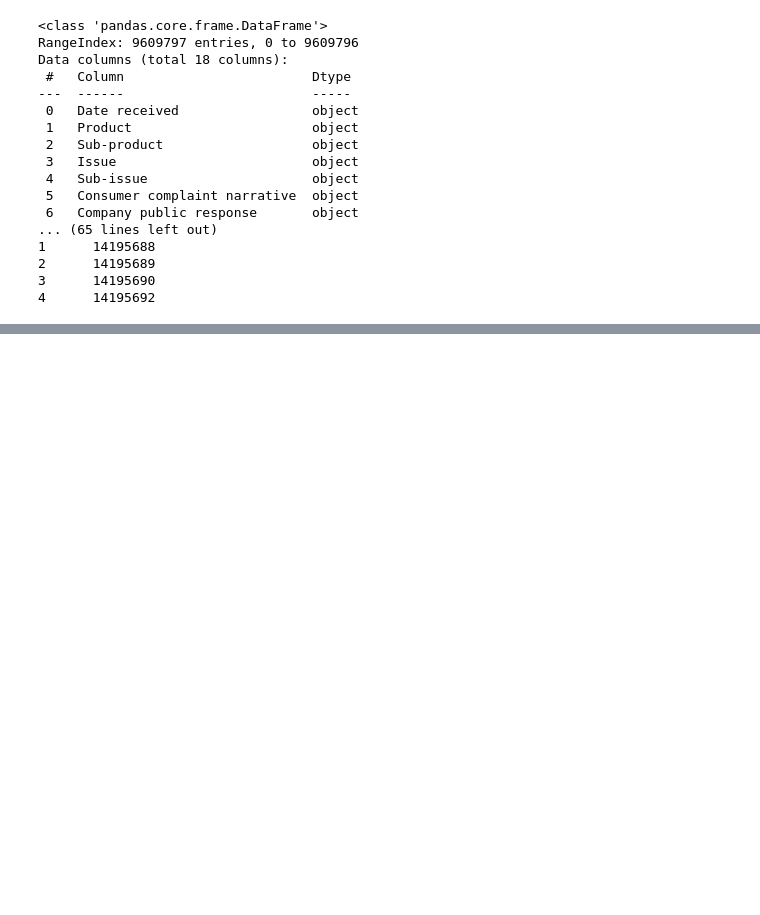
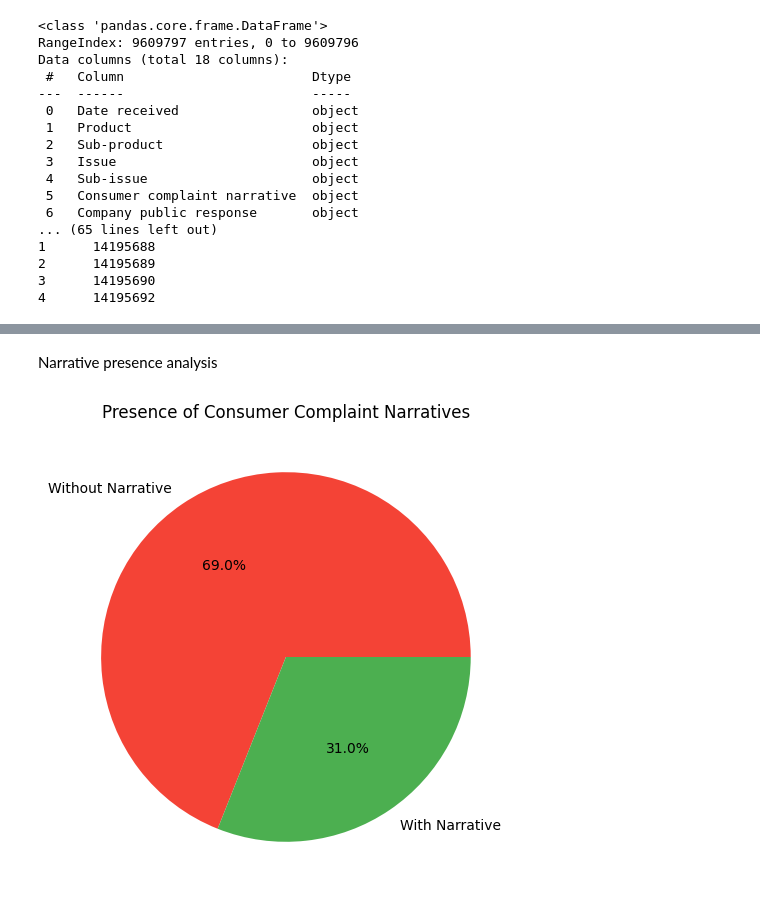
Before and after one commit to ruth22soft/Intelligent-Complaint-Analysis-for-Financial-Services, a Jupyter notebook: notebooks/eda.ipynb, the cells around one changed output, grey strips where cells are left out. Saved outputs shown, nothing was run; the diff lists cells and outputs as text; code cells hidden in the pictures; blank space fills up the shorter version.

```diff
--- a/notebooks/eda.ipynb
+++ b/notebooks/eda.ipynb
@@ -32,0 +105,18 @@ Data columns (total 18 columns):
+# %% [markdown]
+Narrative presence analysis
+# %%
+has_narrative = df['Consumer complaint narrative'].notna()
+narrative_counts = has_narrative.value_counts()
+
+plt.figure(figsize=(8,6))
+plt.pie(
+    narrative_counts,
+    labels=['Without Narrative', 'With Narrative'],
+    autopct='%1.1f%%',
+    colors=['#f44336', '#4caf50']
+)
+plt.title('Presence of Consumer Complaint Narratives')
+plt.savefig('images/narrative_presence.png')
+plt.show()
+# %% [output]
+[figure, added]
```
Also changed, not shown: parts of 6 cells of this notebook, 3 other files.
